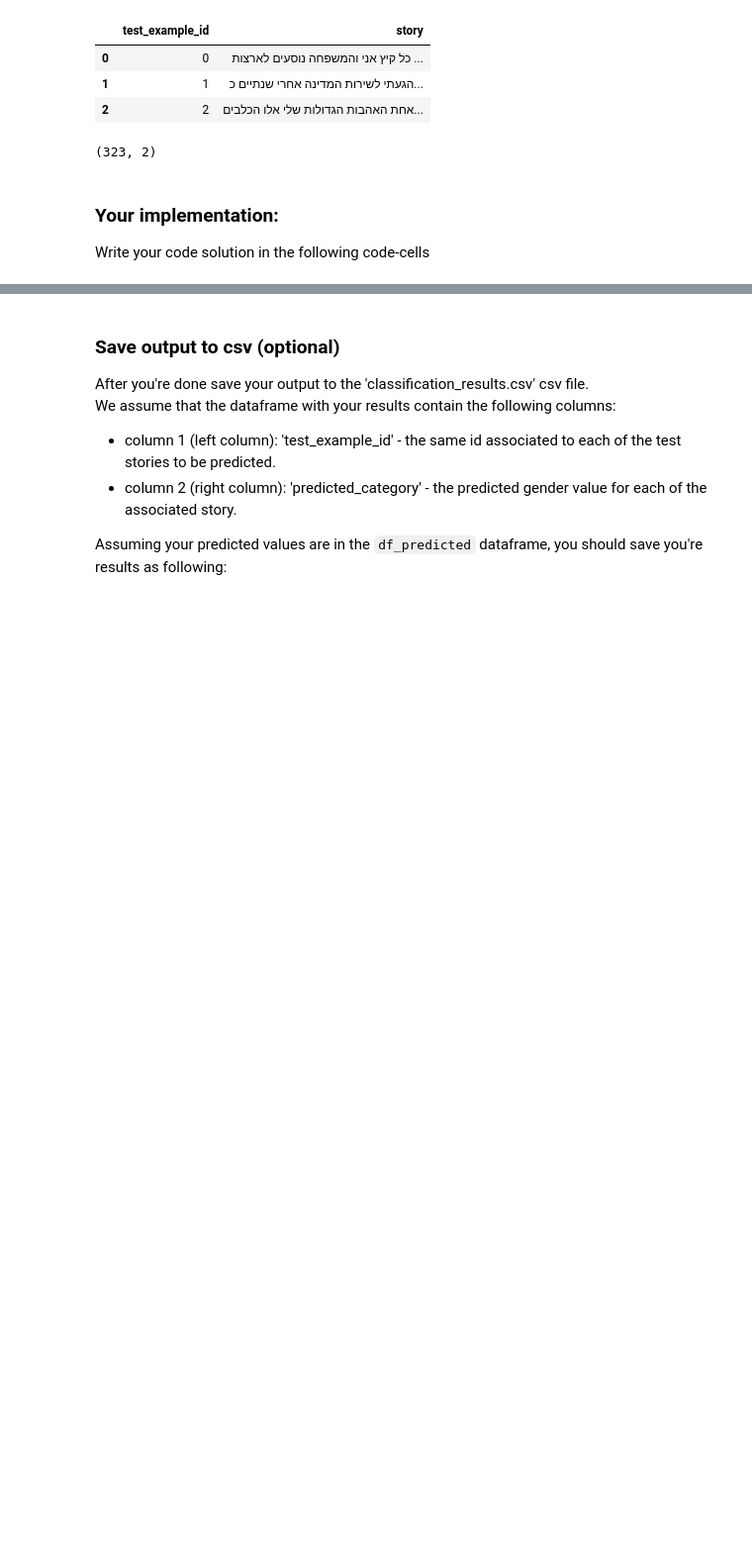
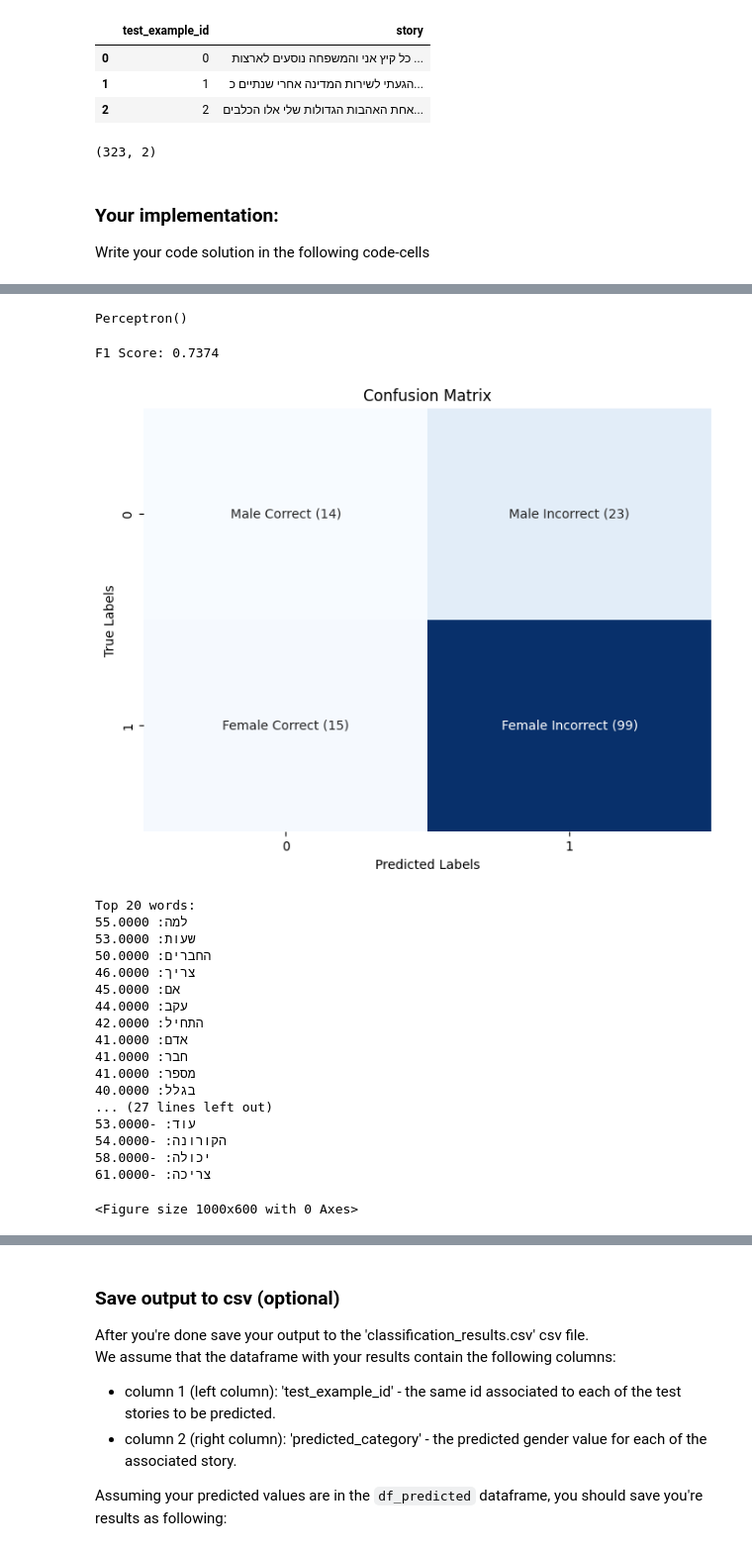
Before and after one commit to DanielShapi4a/NLP-Project, a Jupyter notebook: Assignment3-text-analysis.ipynb, the cells around one changed output, grey strips where cells are left out. Shown at 99% size. Drawn from its saved outputs; the diff is of its cells as text; code cells hidden in the pictures; blank space fills up the shorter version.

```diff
--- a/Assignment3-text-analysis.ipynb
+++ b/Assignment3-text-analysis.ipynb
@@ -324,0 +377,80 @@ Average Count Vector Cross-Validation Score: 0.7490175438596491
+# %%
+X_train, X_test, Y_train, Y_test = train_test_split(final_stories, df_train['gender'], test_size=0.2, random_state=42)
+
+# Initialize TF-IDF vectorizer
+vectorizer = CountVectorizer(max_features=1000)  # Adjust max_features as needed
+
+# Fit and transform on the training data
+x_train_tfidf = vectorizer.fit_transform(X_train)
+
+# Transform the test data using the same vectorizer
+x_test_tfidf = vectorizer.transform(X_test)
+
+# Initialize and train the Perceptron model
+perc = Perceptron()
+perc.fit(x_train_tfidf, Y_train)
+
+# Predict on the test data
+y_pred = perc.predict(x_test_tfidf)
+
+# Create a DataFrame to compare predictions with actual results
+df_temp = pd.DataFrame({"prediction": y_pred, "actual_res": Y_test})
+
+# Calculate F1 score
+f1 = f1_score(Y_test, y_pred, average='weighted')  # You can change 'weighted' to other options if needed
+
+print(f"F1 Score: {f1:.4f}")
+
+plot_confusion_matrix(Y_test,y_pred)
+
+feature_names = vectorizer.get_feature_names_out()
+
+# Get the coefficients of the Perceptron model
+coefficients = perc.coef_
+
+# Combine feature names and coefficients into a dictionary
+features_coefficients = dict(zip(feature_names, coefficients[0]))
+
+# Sort the dictionary by coefficient value (weight)
+sorted_features = sorted(features_coefficients.items(), key=lambda x: x[1], reverse=True)
+
+# Print top 10 words
+print("Top 20 words:")
+for feature, coefficient in sorted_features[:20]:
+    print(f"{feature}: {coefficient:.4f}")
+
+# Print bottom 10 words
+print("\nBottom 20 words:")
+for feature, coefficient in sorted_features[-20:]:
+    print(f"{feature}: {coefficient:.4f}")
+
+
+plt.figure(figsize=(10, 6))
+plt.hist(coefficients[0], bins=50, color='blue', alpha=0.7)
+plt.xlabel('Weight')
+plt.ylabel('Frequency')
+plt.title('Distribution of Feature Weights')
+plt.grid(True)
+plt.show()
+# %% [output]
+Perceptron()
+F1 Score: 0.7374
+[figure, added]
+Top 20 words:
+למה: 55.0000
+שעות: 53.0000
+החברים: 50.0000
+צריך: 46.0000
+אם: 45.0000
+עקב: 44.0000
+התחיל: 42.0000
+אדם: 41.0000
+חבר: 41.0000
+מספר: 41.0000
+בגלל: 40.0000
+... (27 lines left out)
+עוד: -53.0000
+הקורונה: -54.0000
+יכולה: -58.0000
+צריכה: -61.0000
+<Figure size 1000x600 with 0 Axes>
```
Also changed, not shown: parts of 16 cells of this notebook, 1 other file.
